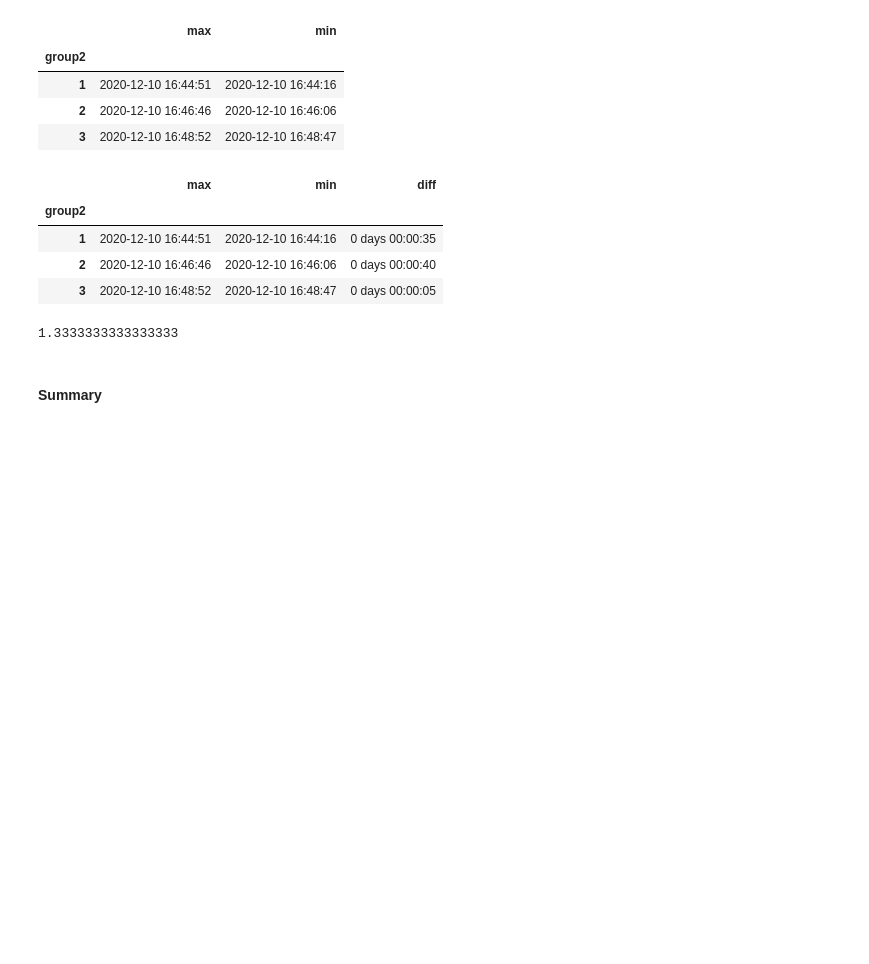
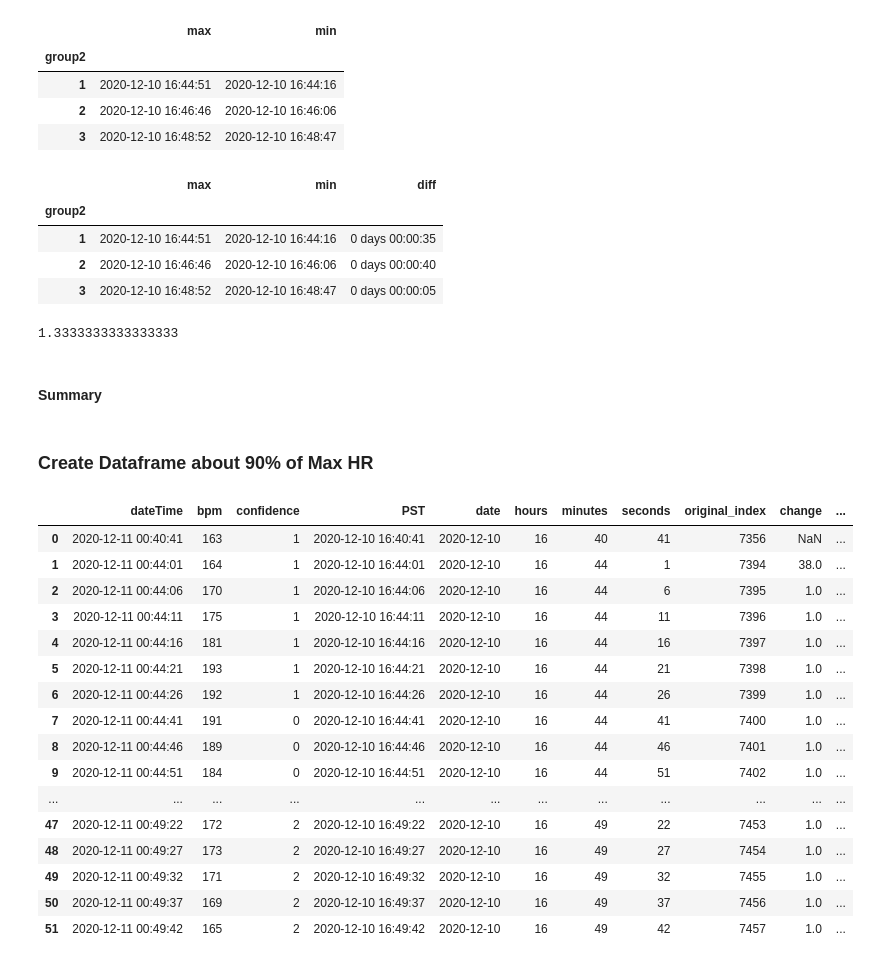
Before and after one commit to AndrewJamieson/Did_I_Push_Too_Hard, a Jupyter notebook: Did I Push Too Hard.ipynb, the cells around one changed output. Drawn from its saved outputs; the diff is of its cells as text; code cells hidden in the pictures; blank space fills up the shorter version.

```diff
--- a/Did I Push Too Hard.ipynb
+++ b/Did I Push Too Hard.ipynb
@@ -222,3 +223,42 @@ minutes
 #### Summary
 # %%
 # Only 1 minute and 20 seconds above max heart rate. Also at very low confidence, so probably ok.
+# %% [markdown]
+### Create Dataframe about 90% of Max HR
+# %%
+# new df where heart rate is greater than 90% of max hr
+df4 = df2.loc[df2['bpm'] > (max_hr_basic *.9)]
+df4 = df4.assign(original_index = df4.index)
+df4 = df4.reset_index(drop=True)
+df4['change'] = (df4['original_index'] - df4['original_index'].shift(1) )
+
+result = []
+grp = 0
+for value in df4["change"]:
+    if value != 1.0:
+        grp += 1
+        result.append(grp)
+    else:
+        result.append(grp)
+
+df4["group2"] = result
+# %%
+df4
+# %% [output]
+|  | dateTime | bpm | confidence | PST | date | hours | minutes | seconds | original_index | change | ... |
+| 0 | 2020-12-11 00:40:41 | 163 | 1 | 2020-12-10 16:40:41 | 2020-12-10 | 16 | 40 | 41 | 7356 | NaN | ... |
+| 1 | 2020-12-11 00:44:01 | 164 | 1 | 2020-12-10 16:44:01 | 2020-12-10 | 16 | 44 | 1 | 7394 | 38.0 | ... |
+| 2 | 2020-12-11 00:44:06 | 170 | 1 | 2020-12-10 16:44:06 | 2020-12-10 | 16 | 44 | 6 | 7395 | 1.0 | ... |
+| 3 | 2020-12-11 00:44:11 | 175 | 1 | 2020-12-10 16:44:11 | 2020-12-10 | 16 | 44 | 11 | 7396 | 1.0 | ... |
+| 4 | 2020-12-11 00:44:16 | 181 | 1 | 2020-12-10 16:44:16 | 2020-12-10 | 16 | 44 | 16 | 7397 | 1.0 | ... |
+| 5 | 2020-12-11 00:44:21 | 193 | 1 | 2020-12-10 16:44:21 | 2020-12-10 | 16 | 44 | 21 | 7398 | 1.0 | ... |
+| 6 | 2020-12-11 00:44:26 | 192 | 1 | 2020-12-10 16:44:26 | 2020-12-10 | 16 | 44 | 26 | 7399 | 1.0 | ... |
+| 7 | 2020-12-11 00:44:41 | 191 | 0 | 2020-12-10 16:44:41 | 2020-12-10 | 16 | 44 | 41 | 7400 | 1.0 | ... |
+| 8 | 2020-12-11 00:44:46 | 189 | 0 | 2020-12-10 16:44:46 | 2020-12-10 | 16 | 44 | 46 | 7401 | 1.0 | ... |
+| 9 | 2020-12-11 00:44:51 | 184 | 0 | 2020-12-10 16:44:51 | 2020-12-10 | 16 | 44 | 51 | 7402 | 1.0 | ... |
+| ... | ... | ... | ... | ... | ... | ... | ... | ... | ... | ... | ... |
+| 47 | 2020-12-11 00:49:22 | 172 | 2 | 2020-12-10 16:49:22 | 2020-12-10 | 16 | 49 | 22 | 7453 | 1.0 | ... |
+| 48 | 2020-12-11 00:49:27 | 173 | 2 | 2020-12-10 16:49:27 | 2020-12-10 | 16 | 49 | 27 | 7454 | 1.0 | ... |
+| 49 | 2020-12-11 00:49:32 | 171 | 2 | 2020-12-10 16:49:32 | 2020-12-10 | 16 | 49 | 32 | 7455 | 1.0 | ... |
+| 50 | 2020-12-11 00:49:37 | 169 | 2 | 2020-12-10 16:49:37 | 2020-12-10 | 16 | 49 | 37 | 7456 | 1.0 | ... |
+| 51 | 2020-12-11 00:49:42 | 165 | 2 | 2020-12-10 16:49:42 | 2020-12-10 | 16 | 49 | 42 | 7457 | 1.0 | ... |
```
Also changed, not shown: parts of 2 cells of this notebook.
